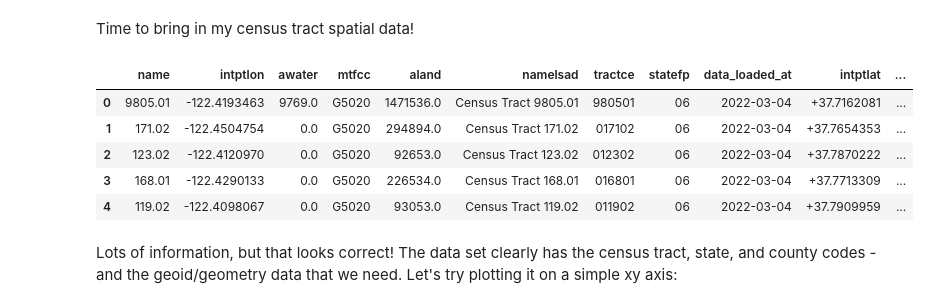
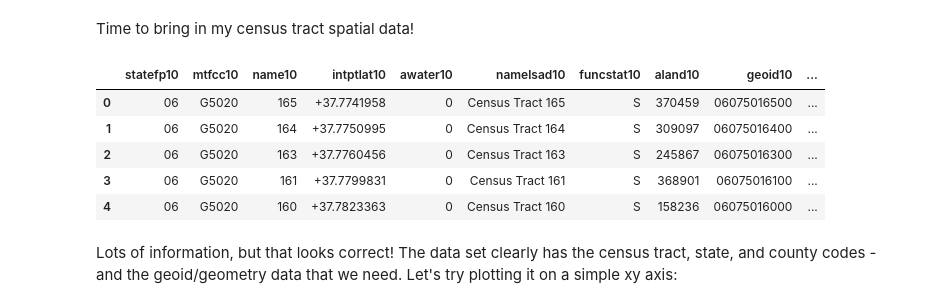
Before and after one commit to tommychandler5/221project, a Jupyter notebook: Group Assignments/W4 Assignment/R.Kovinsky.ipynb, the cells around one changed output. Drawn from its saved outputs; the diff is of its cells as text; code cells hidden in the pictures.

```diff
--- a/Group Assignments/W4 Assignment/R.Kovinsky.ipynb
+++ b/Group Assignments/W4 Assignment/R.Kovinsky.ipynb
@@ -227,16 +227,16 @@ import geopandas as gpd
 Time to bring in my census tract spatial data!
 # %%
 # bring in the geojson file with census tracts
-tracts=gpd.read_file('data/2020CensusTracts_SF.geojson')
+tracts=gpd.read_file('data/2010CTs.geojson')
 # see what the data looks like
 tracts.head()
 # %% [output]
-|  | name | intptlon | awater | mtfcc | aland | namelsad | tractce | statefp | data_loaded_at | intptlat | ... |
-| 0 | 9805.01 | -122.4193463 | 9769.0 | G5020 | 1471536.0 | Census Tract 9805.01 | 980501 | 06 | 2022-03-04 | +37.7162081 | ... |
-| 1 | 171.02 | -122.4504754 | 0.0 | G5020 | 294894.0 | Census Tract 171.02 | 017102 | 06 | 2022-03-04 | +37.7654353 | ... |
-| 2 | 123.02 | -122.4120970 | 0.0 | G5020 | 92653.0 | Census Tract 123.02 | 012302 | 06 | 2022-03-04 | +37.7870222 | ... |
-| 3 | 168.01 | -122.4290133 | 0.0 | G5020 | 226534.0 | Census Tract 168.01 | 016801 | 06 | 2022-03-04 | +37.7713309 | ... |
-| 4 | 119.02 | -122.4098067 | 0.0 | G5020 | 93053.0 | Census Tract 119.02 | 011902 | 06 | 2022-03-04 | +37.7909959 | ... |
+|  | statefp10 | mtfcc10 | name10 | intptlat10 | awater10 | namelsad10 | funcstat10 | aland10 | geoid10 | ... |
+| 0 | 06 | G5020 | 165 | +37.7741958 | 0 | Census Tract 165 | S | 370459 | 06075016500 | ... |
+| 1 | 06 | G5020 | 164 | +37.7750995 | 0 | Census Tract 164 | S | 309097 | 06075016400 | ... |
+| 2 | 06 | G5020 | 163 | +37.7760456 | 0 | Census Tract 163 | S | 245867 | 06075016300 | ... |
+| 3 | 06 | G5020 | 161 | +37.7799831 | 0 | Census Tract 161 | S | 368901 | 06075016100 | ... |
+| 4 | 06 | G5020 | 160 | +37.7823363 | 0 | Census Tract 160 | S | 158236 | 06075016000 | ... |
 # %% [markdown]
 Lots of  information, but that looks correct! The data set clearly has the census tract, state, and county codes - and the geoid/geometry data that we need. Let's try plotting it on a simple xy axis:
 # %%
```
Also changed, not shown: parts of 8 cells of this notebook, 3 other files.
